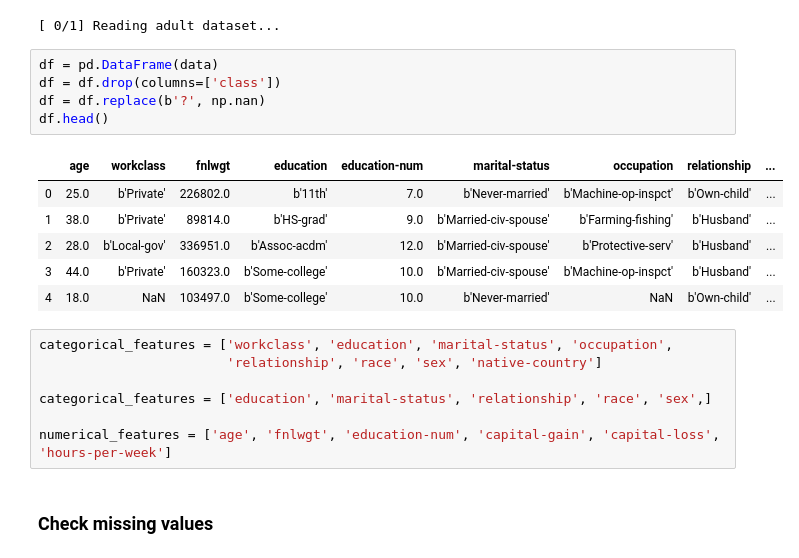
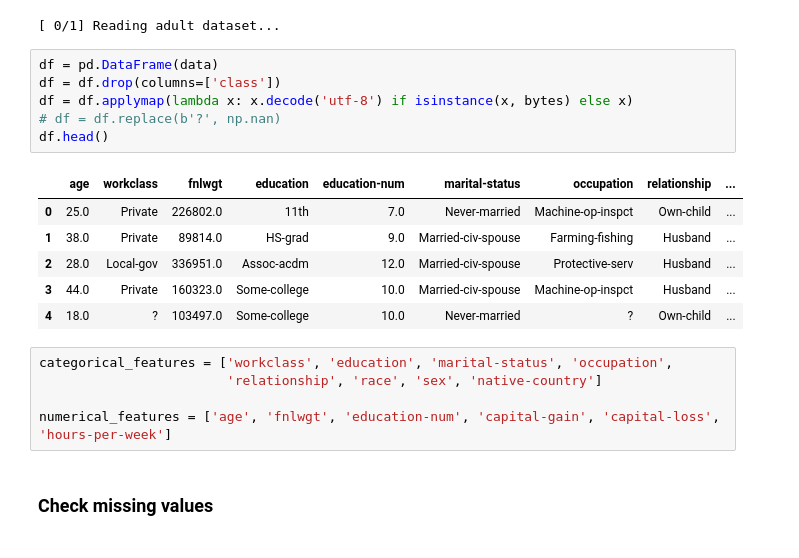
Before and after one commit to jdecid/MAI-IML, a Jupyter notebook: labs/s2/adult.ipynb, the cells around one changed output. Saved outputs shown, nothing was run; the diff lists cells and outputs as text.

```diff
--- a/labs/s2/adult.ipynb
+++ b/labs/s2/adult.ipynb
@@ -17,21 +17,20 @@ data = dataset['data']
 # %%
 df = pd.DataFrame(data)
 df = df.drop(columns=['class'])
-df = df.replace(b'?', np.nan)
+df = df.applymap(lambda x: x.decode('utf-8') if isinstance(x, bytes) else x)
+# df = df.replace(b'?', np.nan)
 df.head()
 # %% [output]
 |  | age | workclass | fnlwgt | education | education-num | marital-status | occupation | relationship | ... |
-| 0 | 25.0 | b'Private' | 226802.0 | b'11th' | 7.0 | b'Never-married' | b'Machine-op-inspct' | b'Own-child' | ... |
-| 1 | 38.0 | b'Private' | 89814.0 | b'HS-grad' | 9.0 | b'Married-civ-spouse' | b'Farming-fishing' | b'Husband' | ... |
-| 2 | 28.0 | b'Local-gov' | 336951.0 | b'Assoc-acdm' | 12.0 | b'Married-civ-spouse' | b'Protective-serv' | b'Husband' | ... |
-| 3 | 44.0 | b'Private' | 160323.0 | b'Some-college' | 10.0 | b'Married-civ-spouse' | b'Machine-op-inspct' | b'Husband' | ... |
-| 4 | 18.0 | NaN | 103497.0 | b'Some-college' | 10.0 | b'Never-married' | NaN | b'Own-child' | ... |
+| 0 | 25.0 | Private | 226802.0 | 11th | 7.0 | Never-married | Machine-op-inspct | Own-child | ... |
+| 1 | 38.0 | Private | 89814.0 | HS-grad | 9.0 | Married-civ-spouse | Farming-fishing | Husband | ... |
+| 2 | 28.0 | Local-gov | 336951.0 | Assoc-acdm | 12.0 | Married-civ-spouse | Protective-serv | Husband | ... |
+| 3 | 44.0 | Private | 160323.0 | Some-college | 10.0 | Married-civ-spouse | Machine-op-inspct | Husband | ... |
+| 4 | 18.0 | ? | 103497.0 | Some-college | 10.0 | Never-married | ? | Own-child | ... |
 # %%
 categorical_features = ['workclass', 'education', 'marital-status', 'occupation',
                         'relationship', 'race', 'sex', 'native-country']
 
-categorical_features = ['education', 'marital-status', 'relationship', 'race', 'sex',]
-
 numerical_features = ['age', 'fnlwgt', 'education-num', 'capital-gain', 'capital-loss', 'hours-per-week']
 # %% [markdown]
 ### Check missing values
```
Also changed, not shown: parts of 12 cells of this notebook, 2 other files.
